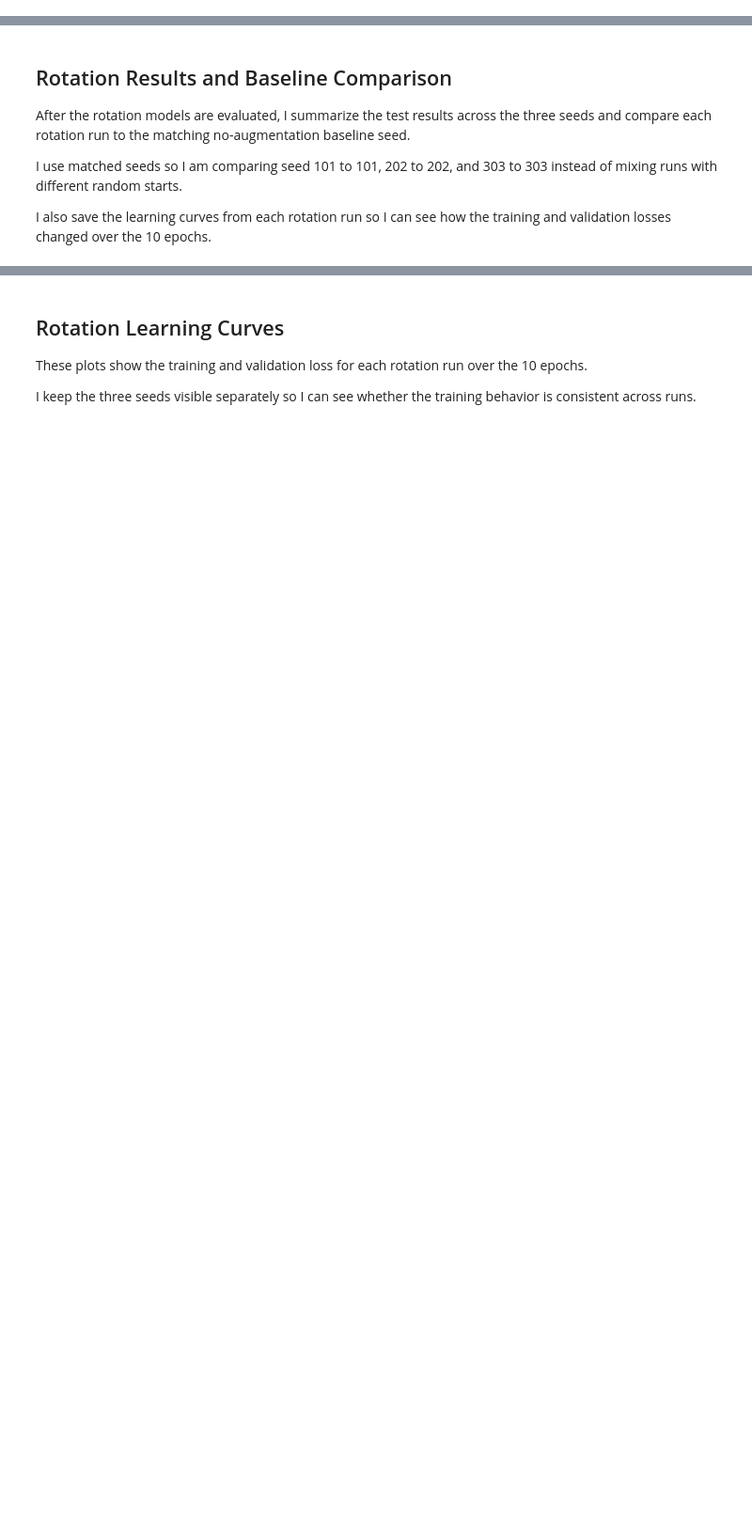
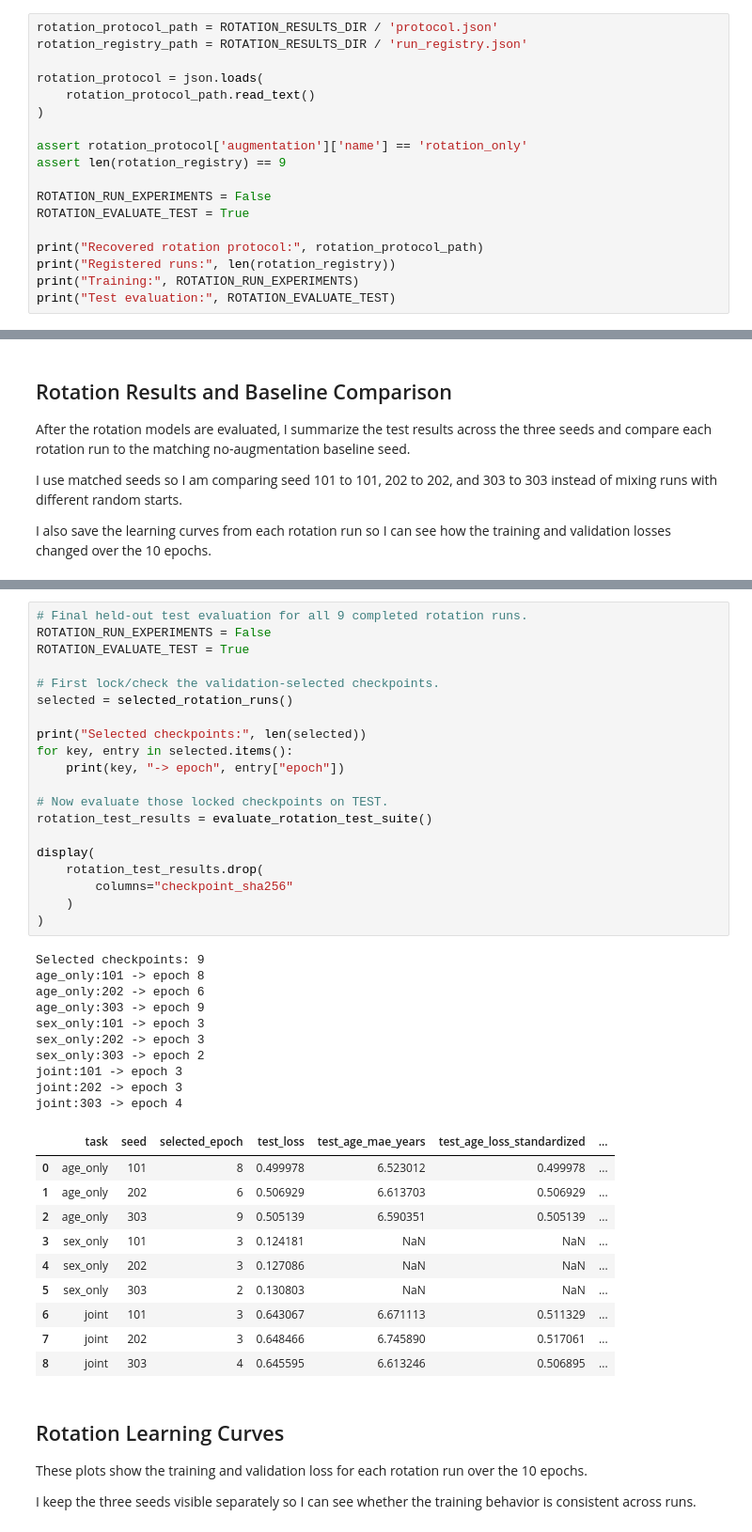
Before and after one commit to Manuel-M-Sanchez/ML3_Group3, a Jupyter notebook: MLIII_Group3_Project_Code.ipynb, the cells around one changed output, grey strips where cells are left out. Shown at 94% size. Drawn from its saved outputs; the diff is of its cells as text; blank space fills up the shorter version.

Commit message:
Add completed rotation-only experiment results

```diff
--- a/MLIII_Group3_Project_Code.ipynb
+++ b/MLIII_Group3_Project_Code.ipynb
@@ -1847,3 +1810,21 @@ def rotation_loader(split, seed):
         worker_init_fn=seed_worker,
         generator=torch.Generator().manual_seed(seed + offset),
     )
+# %%
+rotation_protocol_path = ROTATION_RESULTS_DIR / 'protocol.json'
+rotation_registry_path = ROTATION_RESULTS_DIR / 'run_registry.json'
+
+rotation_protocol = json.loads(
+    rotation_protocol_path.read_text()
+)
+
+assert rotation_protocol['augmentation']['name'] == 'rotation_only'
+assert len(rotation_registry) == 9
+
+ROTATION_RUN_EXPERIMENTS = False
+ROTATION_EVALUATE_TEST = True
+
+print("Recovered rotation protocol:", rotation_protocol_path)
+print("Registered runs:", len(rotation_registry))
+print("Training:", ROTATION_RUN_EXPERIMENTS)
+print("Test evaluation:", ROTATION_EVALUATE_TEST)
@@ -2893,3 +2961,44 @@ else:
+# %%
+# Final held-out test evaluation for all 9 completed rotation runs.
+ROTATION_RUN_EXPERIMENTS = False
+ROTATION_EVALUATE_TEST = True
+
+# First lock/check the validation-selected checkpoints.
+selected = selected_rotation_runs()
+
+print("Selected checkpoints:", len(selected))
+for key, entry in selected.items():
+    print(key, "-> epoch", entry["epoch"])
+
+# Now evaluate those locked checkpoints on TEST.
+rotation_test_results = evaluate_rotation_test_suite()
+
+display(
+    rotation_test_results.drop(
+        columns="checkpoint_sha256"
+    )
+)
+# %% [output]
+Selected checkpoints: 9
+age_only:101 -> epoch 8
+age_only:202 -> epoch 6
+age_only:303 -> epoch 9
+sex_only:101 -> epoch 3
+sex_only:202 -> epoch 3
+sex_only:303 -> epoch 2
+joint:101 -> epoch 3
+joint:202 -> epoch 3
+joint:303 -> epoch 4
+|  | task | seed | selected_epoch | test_loss | test_age_mae_years | test_age_loss_standardized | ... |
+| 0 | age_only | 101 | 8 | 0.499978 | 6.523012 | 0.499978 | ... |
+| 1 | age_only | 202 | 6 | 0.506929 | 6.613703 | 0.506929 | ... |
+| 2 | age_only | 303 | 9 | 0.505139 | 6.590351 | 0.505139 | ... |
+| 3 | sex_only | 101 | 3 | 0.124181 | NaN | NaN | ... |
+| 4 | sex_only | 202 | 3 | 0.127086 | NaN | NaN | ... |
+| 5 | sex_only | 303 | 2 | 0.130803 | NaN | NaN | ... |
+| 6 | joint | 101 | 3 | 0.643067 | 6.671113 | 0.511329 | ... |
+| 7 | joint | 202 | 3 | 0.648466 | 6.745890 | 0.517061 | ... |
+| 8 | joint | 303 | 4 | 0.645595 | 6.613246 | 0.506895 | ... |
 # %% [markdown]
 ## Rotation Learning Curves
 
```
Also changed, not shown: parts of 23 cells of this notebook, 6 other files.
